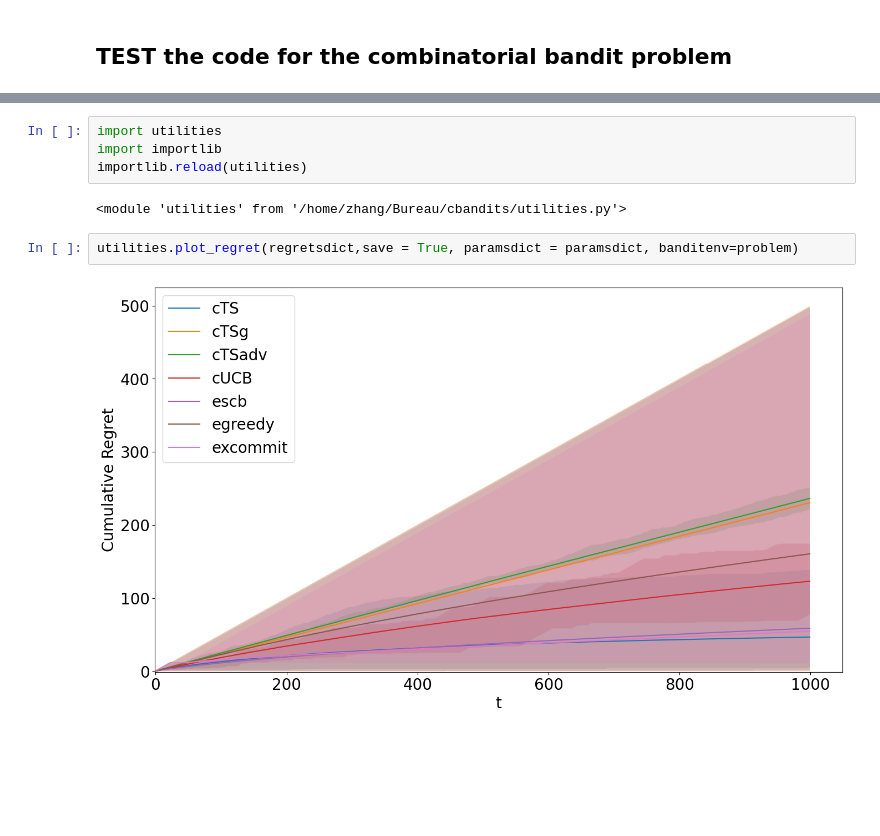
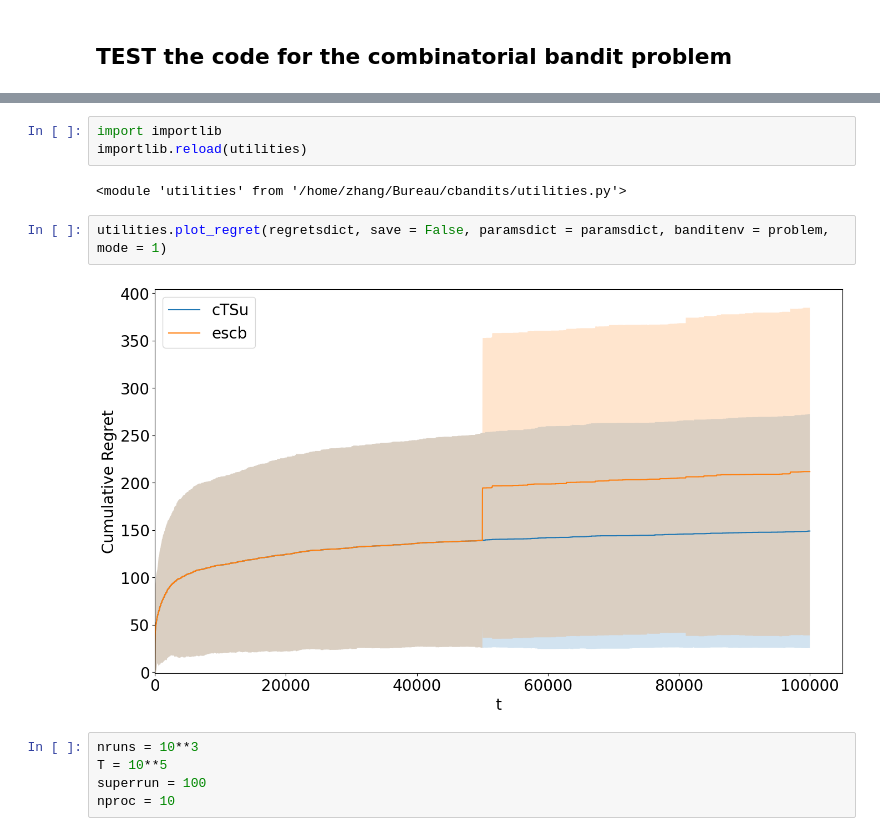
Before and after one commit to RaymZhang/CTS-Mismatched-Paradox, a Jupyter notebook: Testing.ipynb, the cells around one changed output, grey strips where cells are left out. Drawn from its saved outputs; the diff is of its cells as text; blank space fills up the shorter version.

```diff
--- a/Testing.ipynb
+++ b/Testing.ipynb
@@ -878,10 +912,14 @@ print(cTSadv.sigmapost)
 # %%
-import utilities
 import importlib
 importlib.reload(utilities)
 # %% [output]
 <module 'utilities' from '/home/zhang/Bureau/cbandits/utilities.py'>
 # %%
-utilities.plot_regret(regretsdict,save = True, paramsdict = paramsdict, banditenv=problem)
+utilities.plot_regret(regretsdict, save = False, paramsdict = paramsdict, banditenv = problem, mode = 1)
 # %% [output]
-[figure, old version]
+[figure, new version]
+# %%
+nruns = 10**3
+T = 10**5
+superrun = 100
+nproc = 10
```
Also changed, not shown: parts of 24 cells of this notebook, 1 other file.
